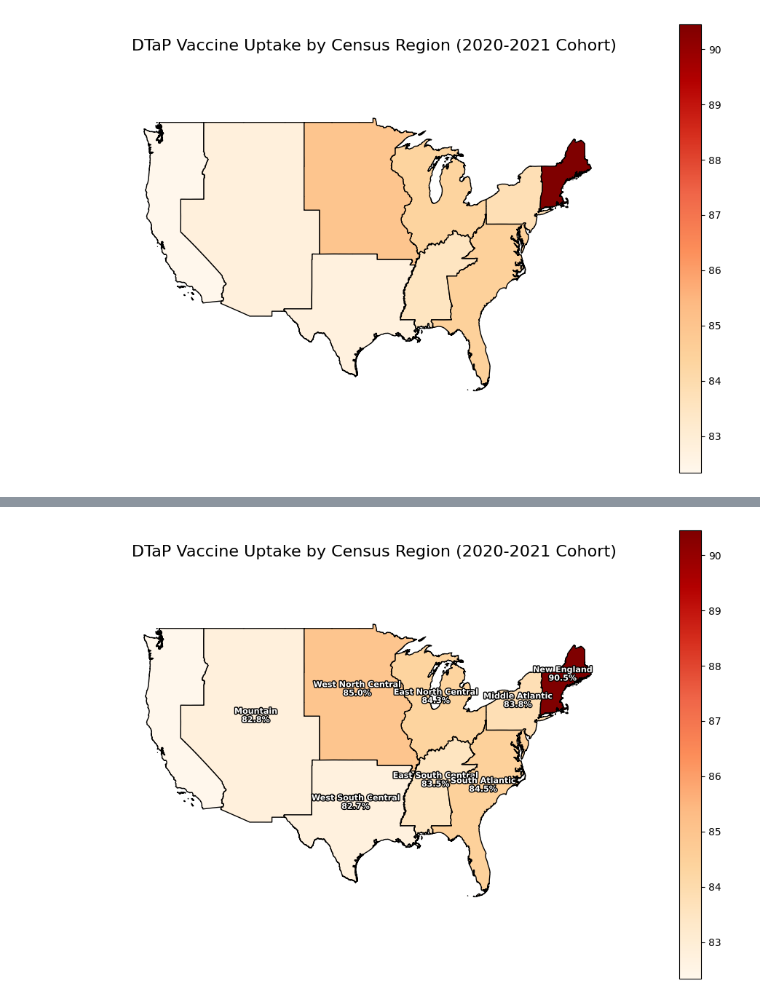
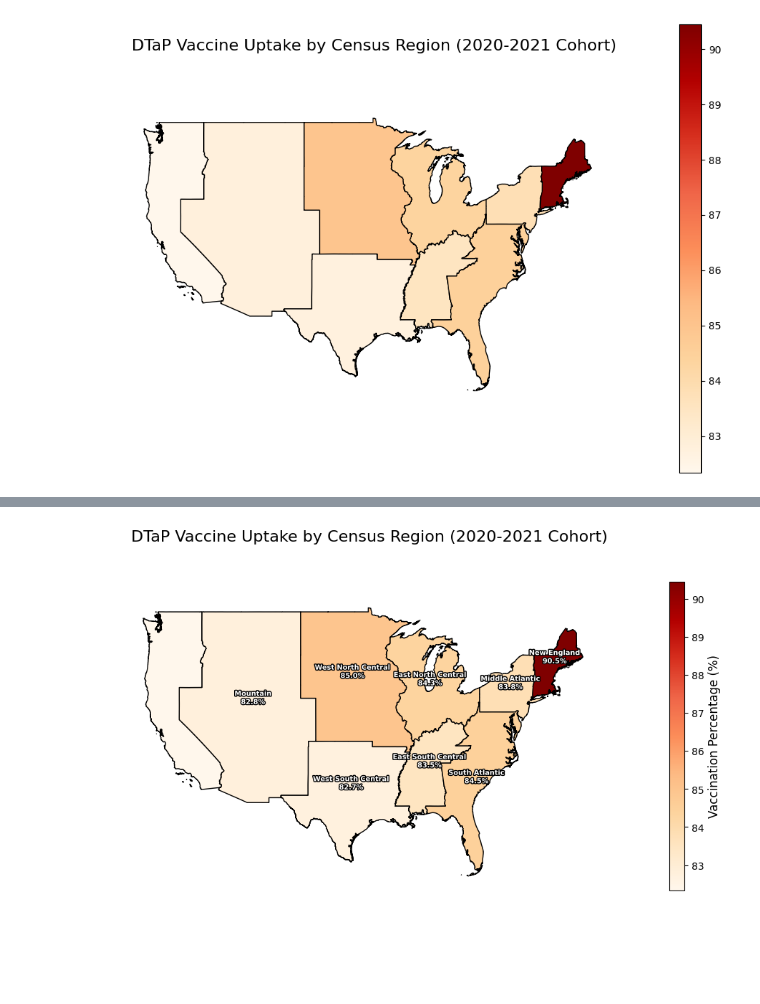
Before and after one commit to Khoi-cpu/RNN_COVID_GROUP, a Jupyter notebook: Dtap_vac_Chloropleth_mapV2.ipynb, the cells around one changed output, grey strips where cells are left out. Drawn from its saved outputs; the diff is of its cells as text; code cells hidden in the pictures; blank space fills up the shorter version.

Commit message:
map regions labeled

```diff
--- a/Dtap_vac_Chloropleth_mapV2.ipynb
+++ b/Dtap_vac_Chloropleth_mapV2.ipynb
@@ -152,6 +152,7 @@ plt.show()
 [figure]
 # %%
 import matplotlib.pyplot as plt
+from matplotlib.patheffects import withStroke  # For text outline effects
 
 # Plot the choropleth
 fig, ax = plt.subplots(1, 1, figsize=(12, 8))
@@ -177,10 +178,13 @@ for idx, row in choropleth_data.iterrows():
     ax.annotate(
         f"{row['Region']}\n{row['Mean_Dtap_Uptake']:.1f}%",  # Text with region name and percentage
         xy=(centroid.x, centroid.y),  # Position at the centroid
-        fontsize=8,                   # Font size
+        fontsize=7,                   # Font size
         fontweight='bold',            # Bold font
-        color='black',                # Text color
-        ha='center'                   # Center align text
+        color='white',                # Text color
+        ha='center',                  # Center align text
+        path_effects=[
+            withStroke(linewidth=2, foreground="black")  # Bold black outline
+        ]
     )
 
 # Show the plot
@@ -190,44 +240,60 @@ plt.show()
 # %%
 import matplotlib.pyplot as plt
 from matplotlib.patheffects import withStroke  # For text outline effects
 
 # Plot the choropleth
 fig, ax = plt.subplots(1, 1, figsize=(12, 8))
-choropleth_data.plot(column='Mean_Dtap_Uptake',
-                     cmap='OrRd',  # Color scheme
-                     legend=True,
-                     ax=ax,
-                     edgecolor='black')
+choropleth = choropleth_data.plot(
+    column='Mean_Dtap_Uptake',
+    cmap='OrRd',  # Color scheme
+    legend=False,  # Disable the default legend
+    ax=ax,
+    edgecolor='black'
+)
 
 # Add a title and turn off axis
 ax.set_title('DTaP Vaccine Uptake by Census Region (2020-2021 Cohort)', fontsize=16)
 ax.set_axis_off()
+
+# Add a custom color bar
+sm = plt.cm.ScalarMappable(cmap='OrRd', norm=plt.Normalize(vmin=choropleth_data['Mean_Dtap_Uptake'].min(),
+                                                            vmax=choropleth_data['Mean_Dtap_Uptake'].max()))
+sm._A = []  # Required for ScalarMappable
+colorbar = fig.colorbar(sm, ax=ax, shrink=0.7)
+colorbar.set_label('Vaccination Percentage (%)', fontsize=12)
 
 # Set bounds for the contiguous U.S.
 ax.set_xlim([-130, -60])  # Longitude for contiguous U.S.
 ax.set_ylim([20, 55])     # Latitude for contiguous U.S.
 
 # Add labels for each region
 for idx, row in choropleth_data.iterrows():
     # Get the centroid of each region
     centroid = row['geometry'].centroid
+
+    # Adjust South Atlantic region downward
+    if row['Region'] == 'South Atlantic':
+        adjusted_centroid = (centroid.x, centroid.y - 1)  # Move downward
+    else:
+        adjusted_centroid = (centroid.x, centroid.y)
+
     # Add annotation with the region name and mean percentage
     ax.annotate(
         f"{row['Region']}\n{row['Mean_Dtap_Uptake']:.1f}%",  # Text with region name and percentage
-        xy=(centroid.x, centroid.y),  # Position at the centroid
-        fontsize=8,                   # Font size
-        fontweight='bold',            # Bold font
-        color='white',                # Text color
-        ha='center',                  # Center align text
+        xy=adjusted_centroid,       # Adjusted position for South Atlantic
+        fontsize=7,                 # Font size
+        fontweight='bold',          # Bold font
+        color='white',              # Text color
+        ha='center',                # Center align text
         path_effects=[
             withStroke(linewidth=2, foreground="black")  # Bold black outline
         ]
     )
 
 # Show the plot
 plt.show()
 # %% [output]
-[figure, old version]
+[figure, new version]
 # %%
 import matplotlib.pyplot as plt
 from matplotlib.patheffects import withStroke  # For text outline effects
```
Also changed, not shown: parts of 3 cells of this notebook, 3 other files.
